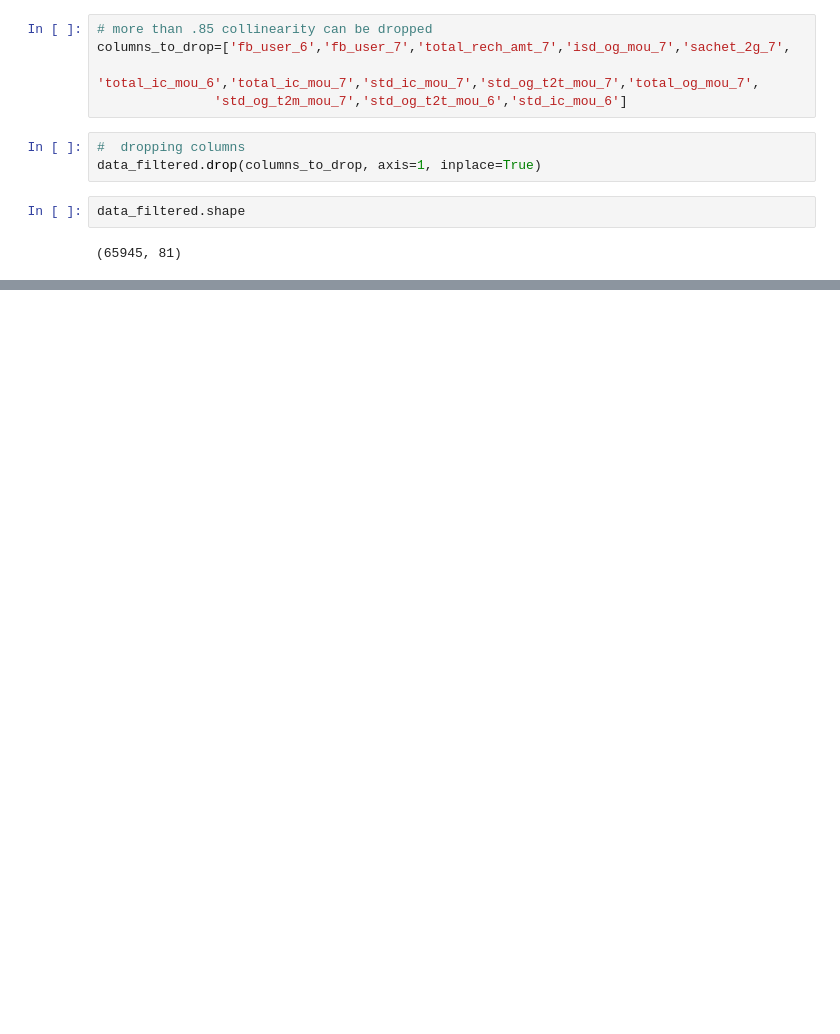
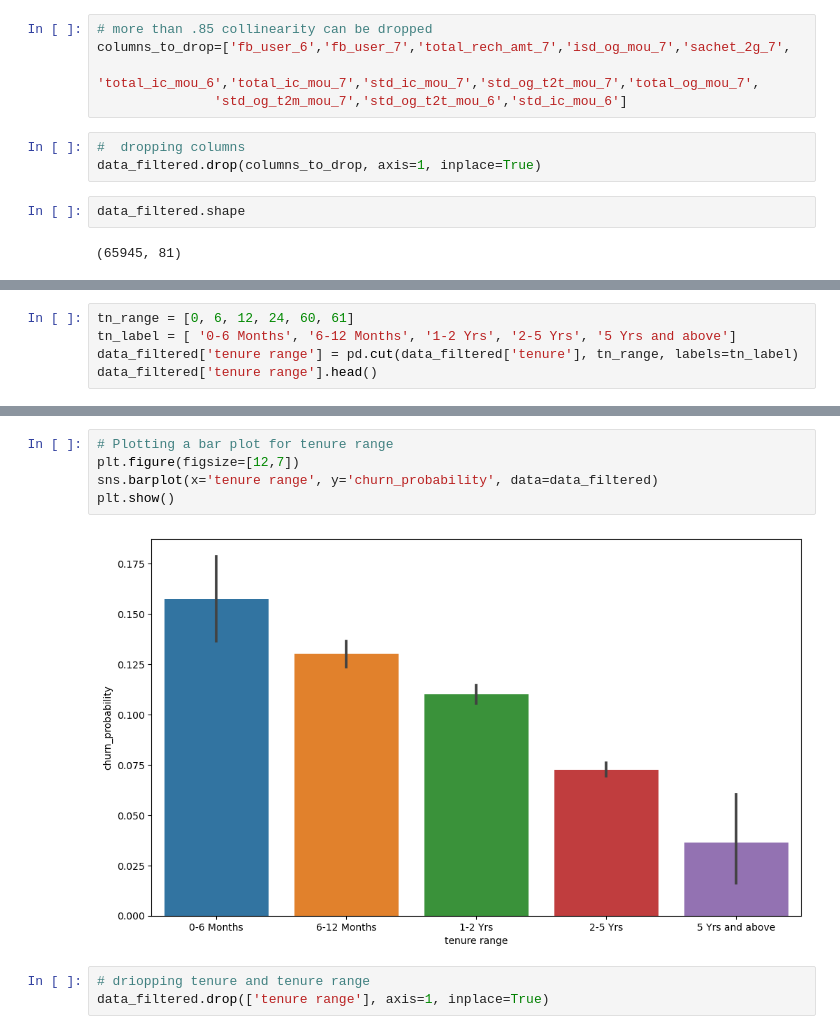
Before and after one commit to SanjayaKumarSahoo/telecom-churn-group-case-study, a Jupyter notebook: solution.ipynb, the cells around one changed output, grey strips where cells are left out. Cells and saved outputs as stored; diff of their text form; blank space fills up the shorter version.

```diff
--- a/solution.ipynb
+++ b/solution.ipynb
@@ -852,0 +873,5 @@ data_filtered.shape
+# %%
+tn_range = [0, 6, 12, 24, 60, 61]
+tn_label = [ '0-6 Months', '6-12 Months', '1-2 Yrs', '2-5 Yrs', '5 Yrs and above']
+data_filtered['tenure range'] = pd.cut(data_filtered['tenure'], tn_range, labels=tn_label)
+data_filtered['tenure range'].head()
@@ -852,0 +886,10 @@ data_filtered.shape
+# %%
+# Plotting a bar plot for tenure range
+plt.figure(figsize=[12,7])
+sns.barplot(x='tenure range', y='churn_probability', data=data_filtered)
+plt.show()
+# %% [output]
+[figure, added]
+# %%
+# driopping tenure and tenure range
+data_filtered.drop(['tenure range'], axis=1, inplace=True)
```
Also changed, not shown: parts of 17 cells of this notebook.
